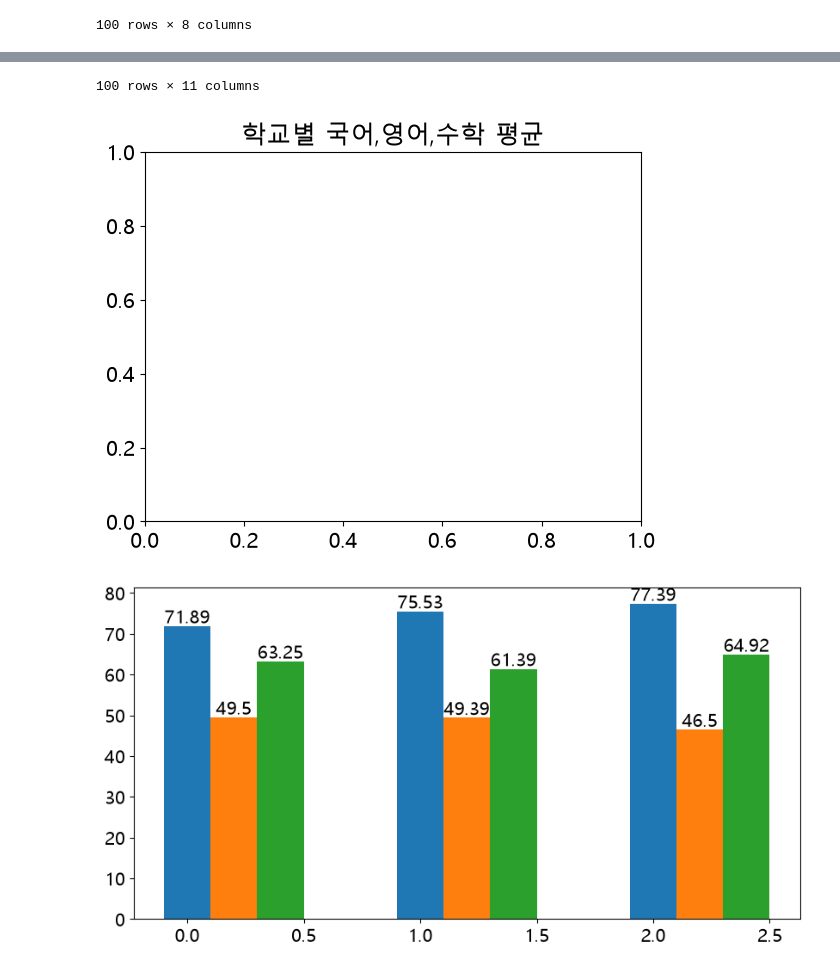
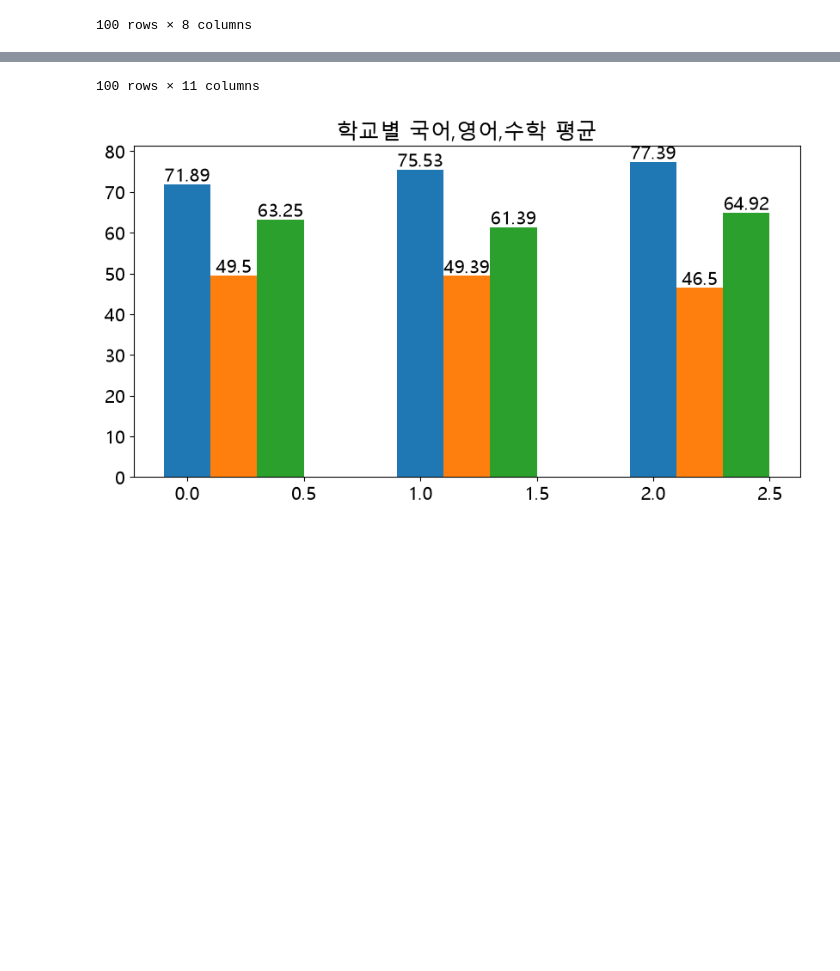
Before and after one commit to YoonKHee/air_data_0928, a Jupyter notebook: p1002/p1002_08.ipynb, the cells around one changed output, grey strips where cells are left out. Cells and saved outputs as stored; diff of their text form; code cells hidden in the pictures; blank space fills up the shorter version.

```diff
--- a/p1002/p1002_08.ipynb
+++ b/p1002/p1002_08.ipynb
@@ -42,10 +42,10 @@ index = np.arange(a.shape[0])
 y=a['국어']
 y2=a['영어']
 y3=a['수학']
+plt.figure(figsize=(10,5))
 plt.title('학교별 국어,영어,수학 평균')
-plt.figure(figsize=(10,5))
+plt.bar(index,y,label='국어',width=0.2)
 colors = ['red','blue','green']
-plt.bar(index,y,label='국어',width=0.2)
 plt.bar(index+0.2,y2,label='영어',width=0.2)
 plt.bar(index+0.4,y3,label='수학',width=0.2)
 
@@ -54,15 +54,15 @@ for i,(v,v2,v3) in enumerate(zip(y,y2,y3)):
     plt.text(i+0.2,v2+2,v2, va='center',ha='center')
     plt.text(i+0.4,v3+2,v3, va='center',ha='center')
 
-# 학교별, 학년별 국어,영어,수학 평균을 출력하시오.
-df.groupby(['학교'])[['국어','영어','수학']].mean()
-df.groupby(['학교','학년'])[['국어','영어','수학']].mean()
+# # 학교별, 학년별 국어,영어,수학 평균을 출력하시오.
+# df.groupby(['학교'])[['국어','영어','수학']].mean().round(2)
+# df.groupby(['학교','학년'])[['국어','영어','수학']].mean().round(2)
 
 
 
 # 합계,평균,등수 컬럼을 추가하고 값을 입력하시오.
 df['합계'] = df['국어']+df['영어']+df['수학']
-df['평균'] = df['합계']/3
+df['평균'] = (df['합계']/3).round(2)
 df['등수'] = df['평균'].rank(ascending=False,method='min').astype(int)
 df.sort_values('등수',ascending=True, )
 # %% [output]
@@ -82,3 +82,2 @@ df.sort_values('등수',ascending=True, )
 100 rows × 11 columns
-[figure, old version]
+[figure, new version]
-[figure, removed]
```
Also changed, not shown: parts of 1 cell of this notebook, 3 other files.
